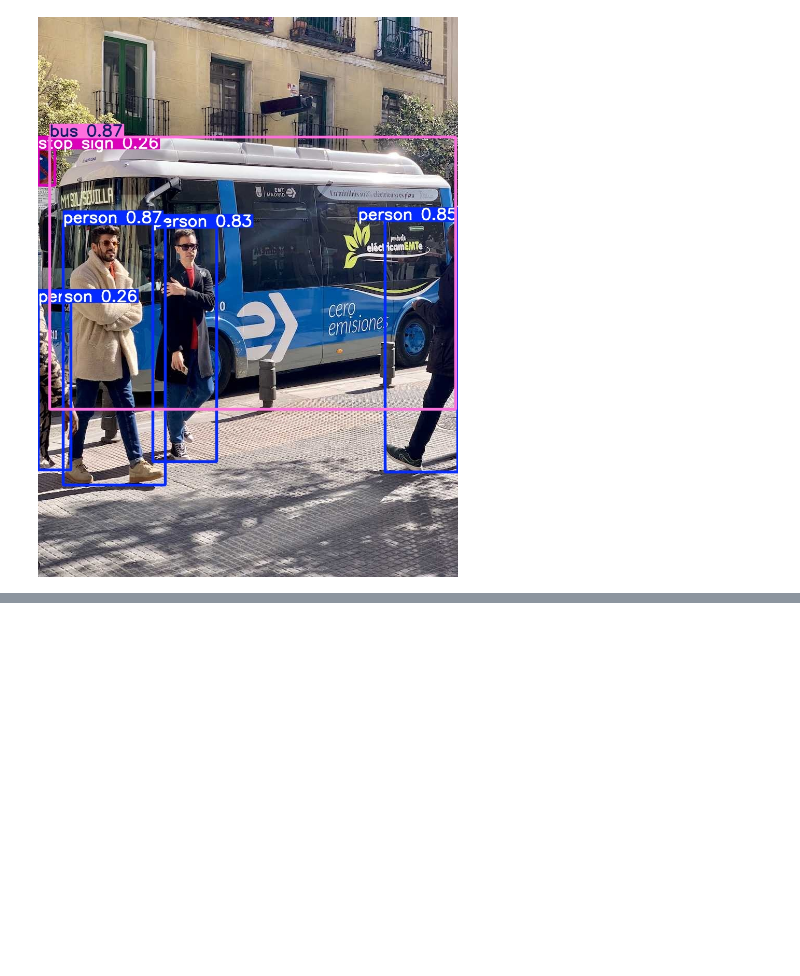
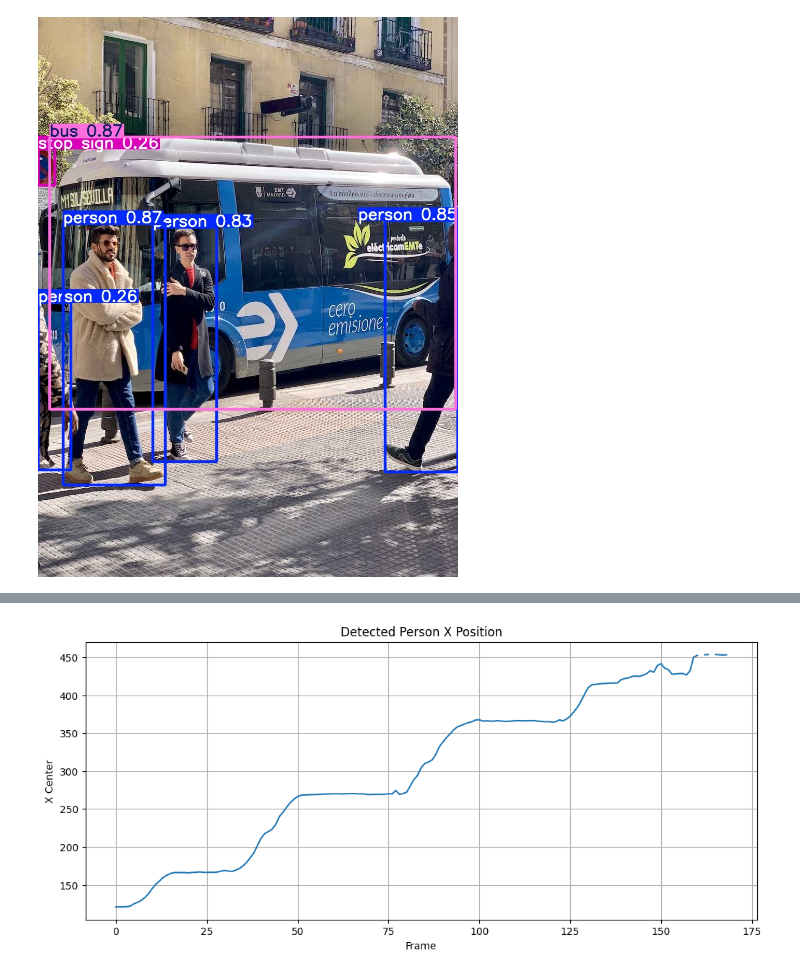
Before and after one commit to Gaurika-Sethi/Thermal-RGB-Integrated-Detection-with-Encoded-Noise-Tolerance, a Jupyter notebook: notebooks/rgb_detection_colab.ipynb, the cells around one changed output, grey strips where cells are left out. Cells and saved outputs as stored; diff of their text form; code cells hidden in the pictures; blank space fills up the shorter version.

```diff
--- a/notebooks/rgb_detection_colab.ipynb
+++ b/notebooks/rgb_detection_colab.ipynb
@@ -108,0 +219,15 @@ print(torch.cuda.memory_allocated() / 1024**2, "MB")
+# %%
+plt.figure(figsize=(12,5))
+
+plt.plot(df["frame"], df["x"])
+
+plt.xlabel("Frame")
+plt.ylabel("X Center")
+
+plt.title("Detected Person X Position")
+
+plt.grid(True)
+
+plt.show()
+# %% [output]
+[figure, added]
```
Also changed, not shown: parts of 9 cells of this notebook.
